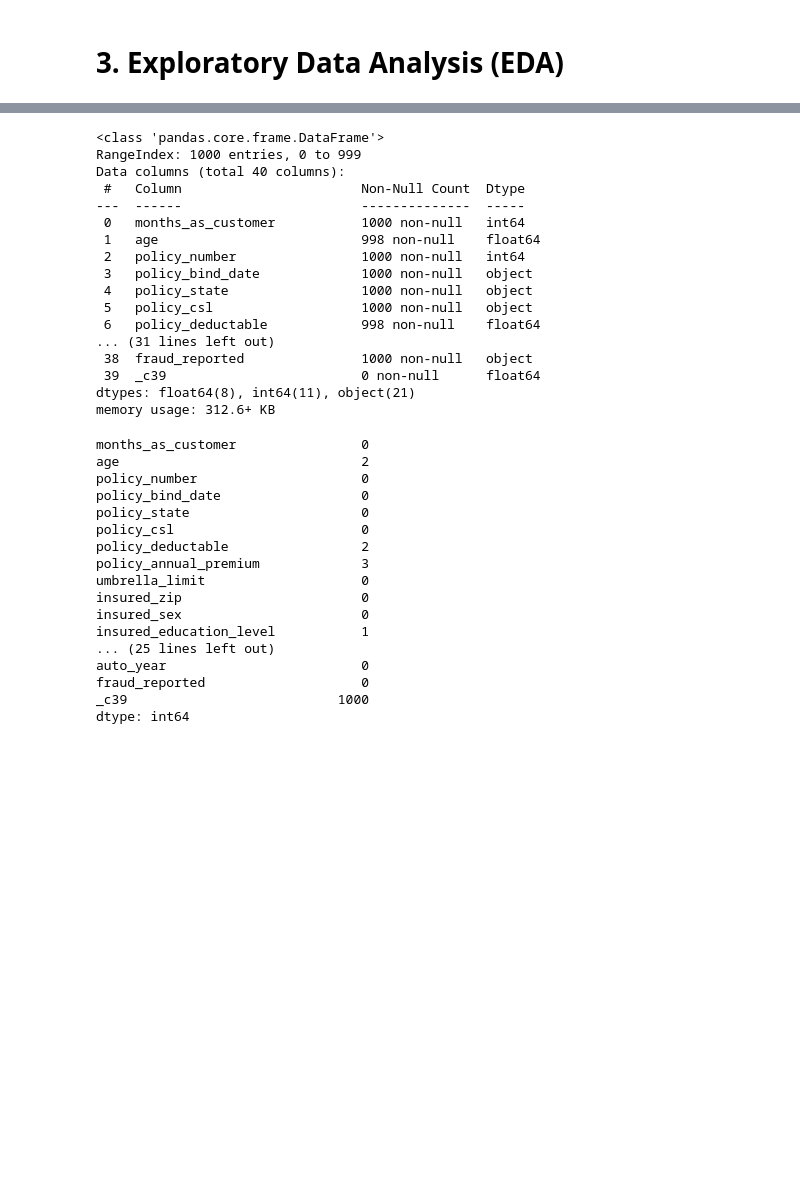
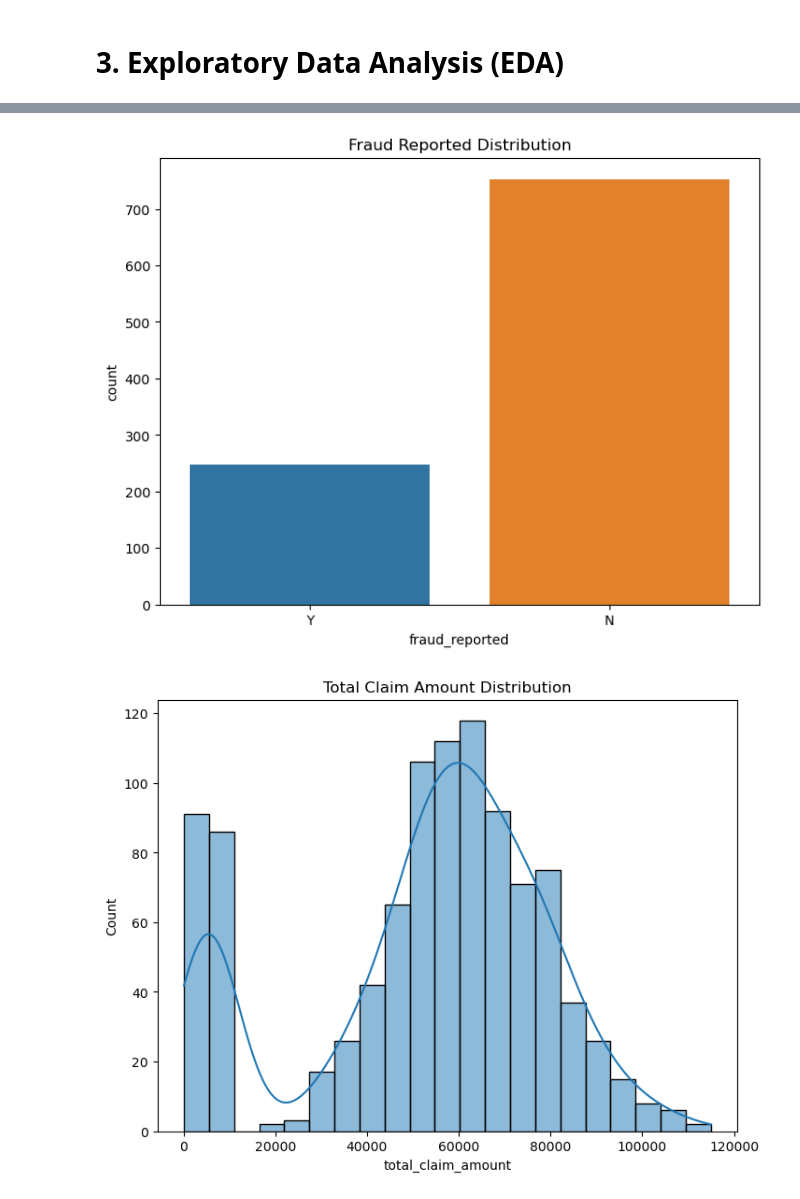
Before and after one commit to sibamtungwa/Integrated-project-, a Jupyter notebook: Integrated project-checkpoint1.ipynb, the cells around one changed output, grey strips where cells are left out. Cells and saved outputs as stored; diff of their text form; code cells hidden in the pictures; blank space fills up the shorter version.

Commit message:
plotting relevant feature interactions
isualize the distribution of the target variable

```diff
--- a/Integrated project-checkpoint1.ipynb
+++ b/Integrated project-checkpoint1.ipynb
@@ -11,6 +17,6 @@ import string
 # %% [markdown]
 # 2. Loading Data
 # %%
-df = pd.read_csv(r'C:\Users\sibah\OneDrive\Documents\GitHub\Integrated-project-\insurance_claims.csv')
+df_insurance = pd.read_csv(r'C:\Users\sibah\OneDrive\Documents\GitHub\Integrated-project-\insurance_claims.csv')
 # %% [markdown]
 # 3. Exploratory Data Analysis (EDA)
@@ -16,0 +46,2 @@ df = pd.read_csv(r'C:\Users\sibah\OneDrive\Documents\GitHub\Integrated-project-\
+# %%
+df_insurance.replace('?', np.nan, inplace = True)
@@ -17 +142,20 @@ df = pd.read_csv(r'C:\Users\sibah\OneDrive\Documents\GitHub\Integrated-project-\
+# %%
+# drop the column
+df_insurance = df_insurance.drop('_c39', axis = 1)
+
+#Replace missing values with the mean, median, or mode of the column.
+df_insurance['age'].fillna(df_insurance['age'].mean(), inplace = True)
+df_insurance['policy_deductable'].fillna(df_insurance['policy_deductable'].mean(), inplace = True)
+df_insurance['policy_annual_premium'].fillna(df_insurance['policy_annual_premium'].mean(), inplace = True)
+df_insurance['insured_education_level'].fillna(df_insurance['insured_education_level'].mode()[0], inplace = True)
+df_insurance['insured_hobbies'].fillna(df_insurance['insured_hobbies'].mode()[0], inplace = True)
+df_insurance['capital-gains'].fillna(df_insurance['capital-gains'].mean(), inplace = True)
+df_insurance['collision_type'].fillna(df_insurance['collision_type'].mode()[0], inplace = True)
+df_insurance['authorities_contacted'].fillna(df_insurance['authorities_contacted'].mode()[0], inplace = True)
+df_insurance['incident_state'].fillna(df_insurance['incident_state'].mode()[0], inplace = True)
+df_insurance['property_damage'].fillna(df_insurance['property_damage'].mode()[0], inplace = True)
+df_insurance['police_report_available'].fillna(df_insurance['police_report_available'].mode()[0], inplace = True)
+df_insurance['total_claim_amount'].fillna(df_insurance['total_claim_amount'].mean(), inplace = True)
+df_insurance['injury_claim'].fillna(df_insurance['injury_claim'].mean(), inplace = True)
+df_insurance['property_claim'].fillna(df_insurance['property_claim'].mean(), inplace = True)
 # %%
@@ -55,40 +171,15 @@ Index(['months_as_customer', 'age', 'policy_number', 'policy_bind_date',
-# %%
-df.info()
-# %% [output]
-<class 'pandas.core.frame.DataFrame'>
-RangeIndex: 1000 entries, 0 to 999
-Data columns (total 40 columns):
- #   Column                       Non-Null Count  Dtype
----  ------                       --------------  -----
- 0   months_as_customer           1000 non-null   int64
- 1   age                          998 non-null    float64
- 2   policy_number                1000 non-null   int64
- 3   policy_bind_date             1000 non-null   object
- 4   policy_state                 1000 non-null   object
- 5   policy_csl                   1000 non-null   object
- 6   policy_deductable            998 non-null    float64
-... (31 lines left out)
- 38  fraud_reported               1000 non-null   object
- 39  _c39                         0 non-null      float64
-dtypes: float64(8), int64(11), object(21)
-memory usage: 312.6+ KB
-# %%
-df.isnull().sum()
-# %% [output]
-months_as_customer                0
-age                               2
-policy_number                     0
-policy_bind_date                  0
-policy_state                      0
-policy_csl                        0
-policy_deductable                 2
-policy_annual_premium             3
-umbrella_limit                    0
-insured_zip                       0
-insured_sex                       0
-insured_education_level           1
-... (25 lines left out)
-auto_year                         0
-fraud_reported                    0
-_c39                           1000
-dtype: int64
+# %%
+# Visualize the distribution of the target variable 'fraud_reported'
+plt.figure(figsize=(8, 6))
+sns.countplot(x='fraud_reported', data=df_insurance)
+plt.title('Fraud Reported Distribution')
+plt.show()
+
+# Visualize the distribution of 'total_claim_amount'
+plt.figure(figsize=(8, 6))
+sns.histplot(df_insurance['total_claim_amount'], kde=True)
+plt.title('Total Claim Amount Distribution')
+plt.show()
+# %% [output]
+[figure, added]
+[figure, added]
```
Also changed, not shown: parts of 11 cells of this notebook.
